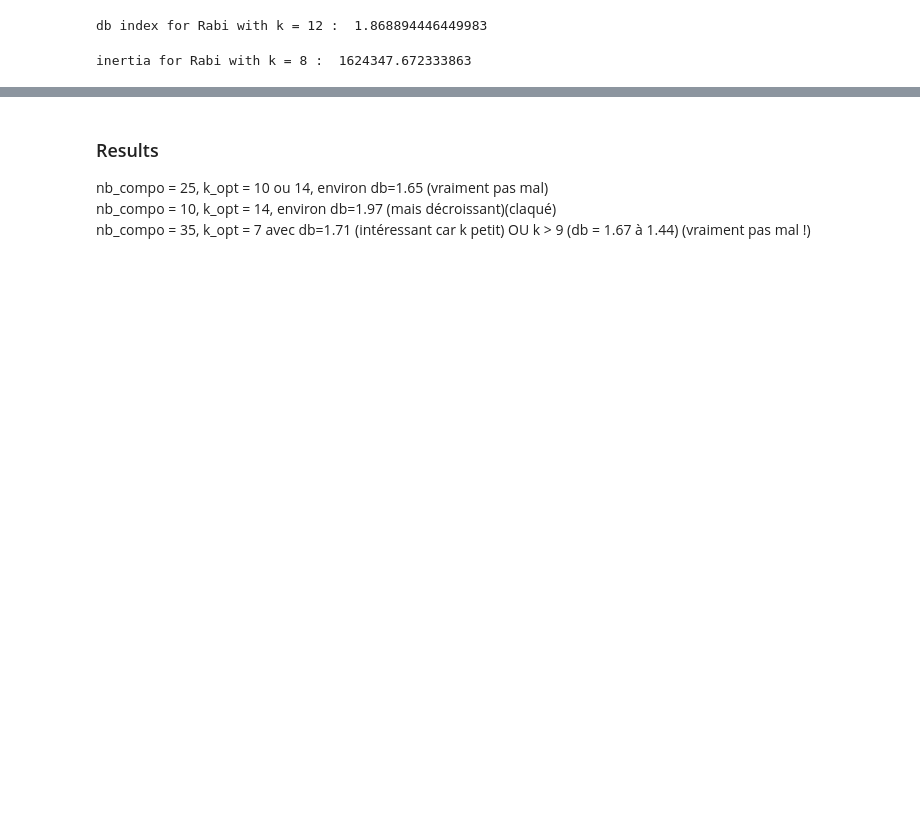
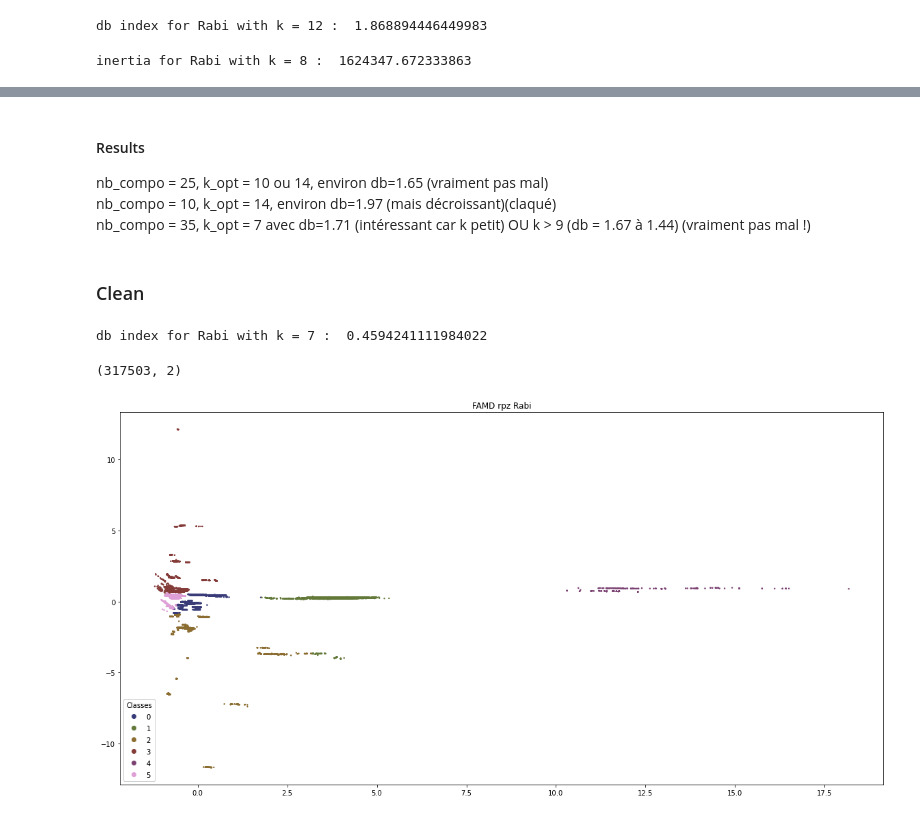
Before and after one commit to amaurylancelin/Datathon, a Jupyter notebook: clustering_without admin.ipynb, the cells around one changed output, grey strips where cells are left out. Cells and saved outputs as stored; diff of their text form; code cells hidden in the pictures; blank space fills up the shorter version.

Commit message:
update clustering without admin

```diff
--- a/clustering_without admin.ipynb
+++ b/clustering_without admin.ipynb
@@ -550,5 +612,32 @@ NameError: name 'plot_on_map' is not defined
 # %% [markdown]
-### Results
+#### Results
 nb_compo = 25, k_opt = 10 ou 14, environ db=1.65 (vraiment pas mal) \
 nb_compo = 10, k_opt = 14, environ db=1.97 (mais décroissant)(claqué) \
 nb_compo = 35, k_opt = 7 avec db=1.71 (intéressant car k petit) OU k > 9 (db = 1.67 à 1.44) (vraiment pas mal !)
+# %% [markdown]
+### Clean
+# %%
+nb_clusters_R=7#k_opt
+model = KMeans(n_clusters=nb_clusters_R, random_state=0).fit(famd_data_R)
+pred = model.labels_
+db_index = davies_bouldin_score(famd_data_R, pred)
+print(f"db index for Rabi with k = {nb_clusters_R} : ", db_index)
+# %% [output]
+db index for Rabi with k = 7 :  0.4594241111984022
+# %%
+np.array(famd_data_R)[:,:2].shape
+# %% [output]
+(317503, 2)
+# %%
+embedding_R = np.array(famd_data_R)
+fig, ax = plt.subplots()
+fig.set_size_inches((20, 10))
+scatter = ax.scatter(embedding_R[:, 0], embedding_R[:, 1], s=2, c=pred, cmap='tab20b', alpha=1.0)
+# produce a legend with the unique colors from the scatter
+legend1 = ax.legend(*scatter.legend_elements(num=nb_clusters_R),
+                    loc="lower left", title="Classes")
+ax.add_artist(legend1)
+plt.title("FAMD rpz Rabi")
+plt.show()
+# %% [output]
+[figure, added]
```
Also changed, not shown: parts of 10 cells of this notebook.
